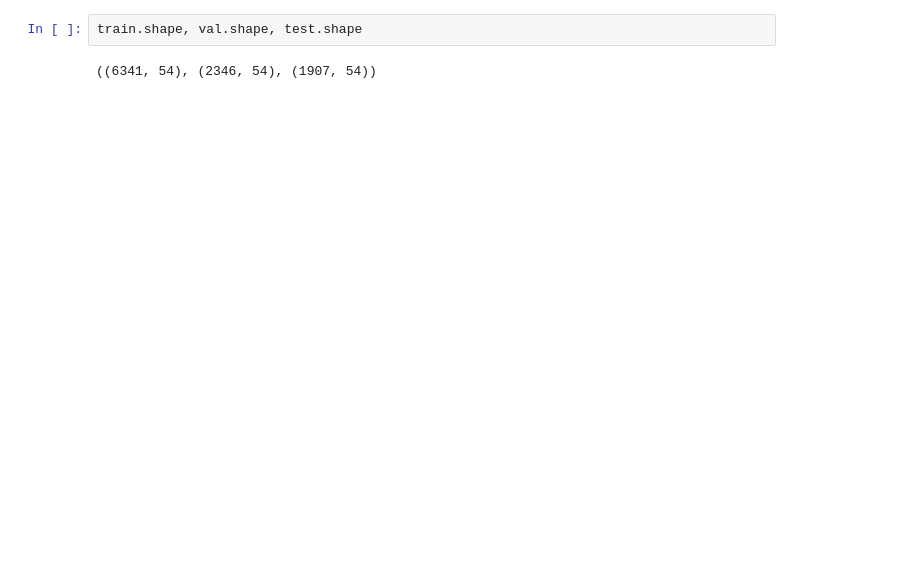
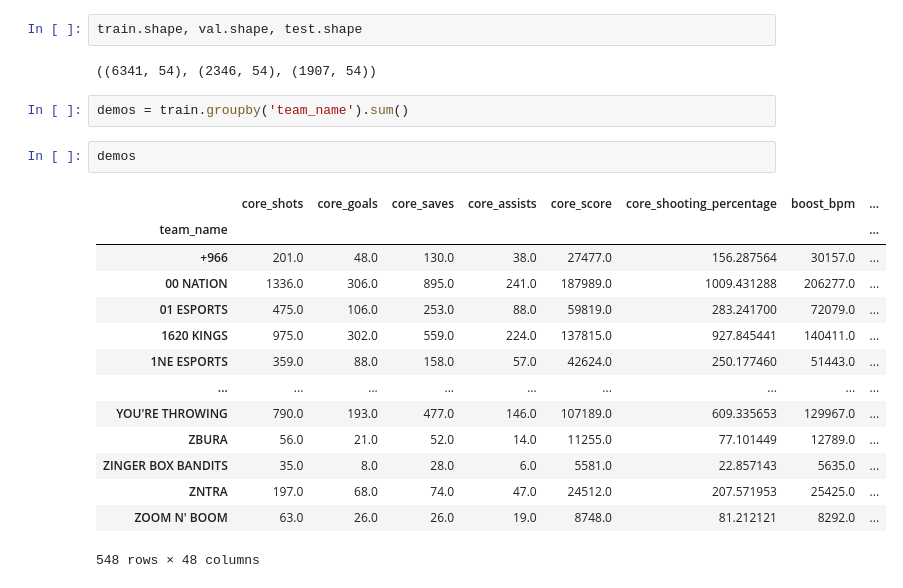
Before and after one commit to Jburch01/RLCS-Analysis-Predictions, a Jupyter notebook: explore.ipynb, the cells around one changed output. Saved outputs shown, nothing was run; the diff lists cells and outputs as text; blank space fills up the shorter version.

```diff
--- a/explore.ipynb
+++ b/explore.ipynb
@@ -145,3 +147,22 @@ train
 train.shape, val.shape, test.shape
 # %% [output]
 ((6341, 54), (2346, 54), (1907, 54))
+# %%
+demos = train.groupby('team_name').sum()
+# %%
+demos
+# %% [output]
+|  | core_shots | core_goals | core_saves | core_assists | core_score | core_shooting_percentage | boost_bpm | ... |
+| team_name |  |  |  |  |  |  |  | ... |
+| +966 | 201.0 | 48.0 | 130.0 | 38.0 | 27477.0 | 156.287564 | 30157.0 | ... |
+| 00 NATION | 1336.0 | 306.0 | 895.0 | 241.0 | 187989.0 | 1009.431288 | 206277.0 | ... |
+| 01 ESPORTS | 475.0 | 106.0 | 253.0 | 88.0 | 59819.0 | 283.241700 | 72079.0 | ... |
+| 1620 KINGS | 975.0 | 302.0 | 559.0 | 224.0 | 137815.0 | 927.845441 | 140411.0 | ... |
+| 1NE ESPORTS | 359.0 | 88.0 | 158.0 | 57.0 | 42624.0 | 250.177460 | 51443.0 | ... |
+| ... | ... | ... | ... | ... | ... | ... | ... | ... |
+| YOU'RE THROWING | 790.0 | 193.0 | 477.0 | 146.0 | 107189.0 | 609.335653 | 129967.0 | ... |
+| ZBURA | 56.0 | 21.0 | 52.0 | 14.0 | 11255.0 | 77.101449 | 12789.0 | ... |
+| ZINGER BOX BANDITS | 35.0 | 8.0 | 28.0 | 6.0 | 5581.0 | 22.857143 | 5635.0 | ... |
+| ZNTRA | 197.0 | 68.0 | 74.0 | 47.0 | 24512.0 | 207.571953 | 25425.0 | ... |
+| ZOOM N' BOOM | 63.0 | 26.0 | 26.0 | 19.0 | 8748.0 | 81.212121 | 8292.0 | ... |
+548 rows × 48 columns
```
Also changed, not shown: parts of 4 cells of this notebook.
